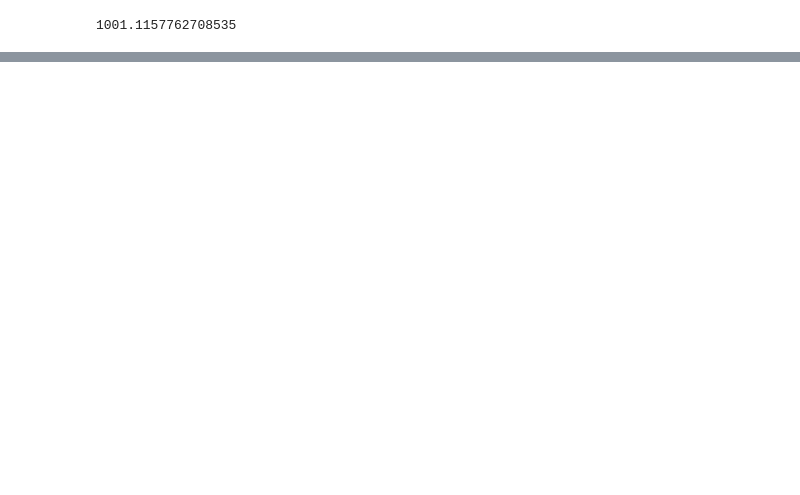
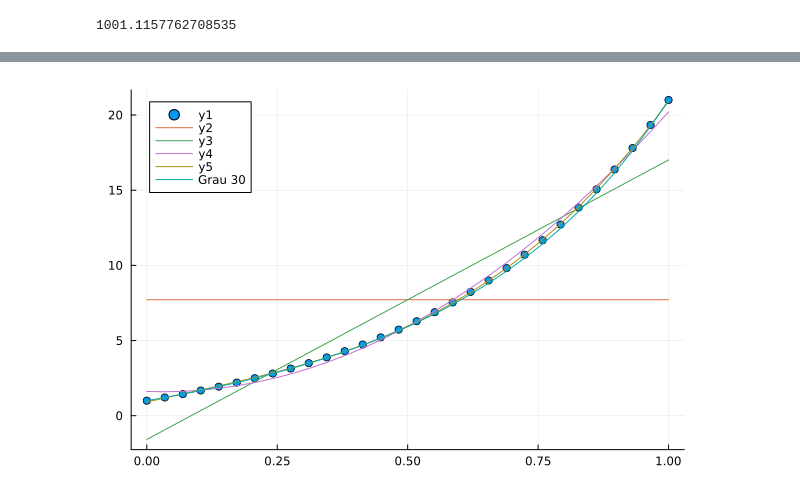
Before and after one commit to GuerraVitor/cocada, a Jupyter notebook: q31v2.ipynb, the cells around one changed output, grey strips where cells are left out. Cells and saved outputs as stored; diff of their text form; code cells hidden in the pictures; blank space fills up the shorter version.

```diff
--- a/q31v2.ipynb
+++ b/q31v2.ipynb
@@ -83 +104,14 @@ plot!(x, C3[1] .+ C3[2].*x .+ C3[3].*x.^2 .+ C3[4].*x.^3)
+# %%
+x_array = collect(x)
+
+# Inicializar o polinômio de grau 30
+C30plot = C30[1] .+ C30[2] .* x_array
+for i in 3:31
+    C30plot .+= C30[i] .* x_array.^(i-1)
+end
+
+# Plotar o polinômio de grau 30
+plot!(x_array, C30plot, label="Grau 30")
+# %% [output]
+[figure, added]
 # %%
```
Also changed, not shown: parts of 9 cells of this notebook, 2 other files.
